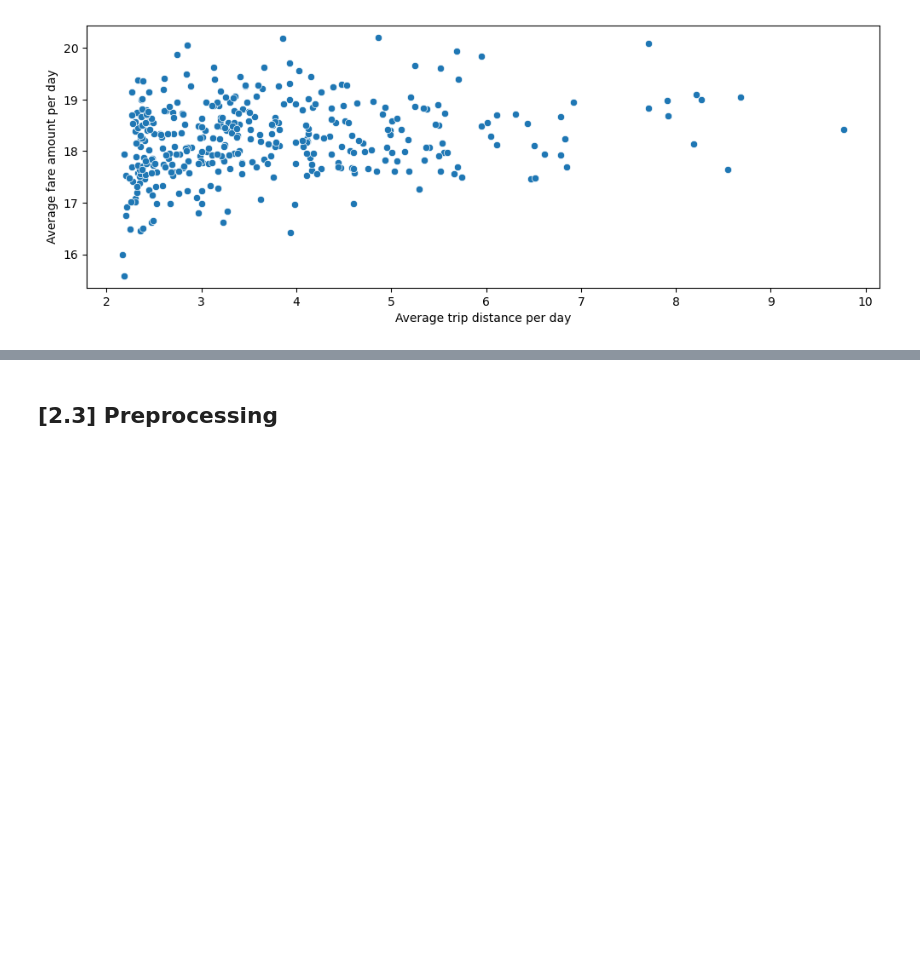
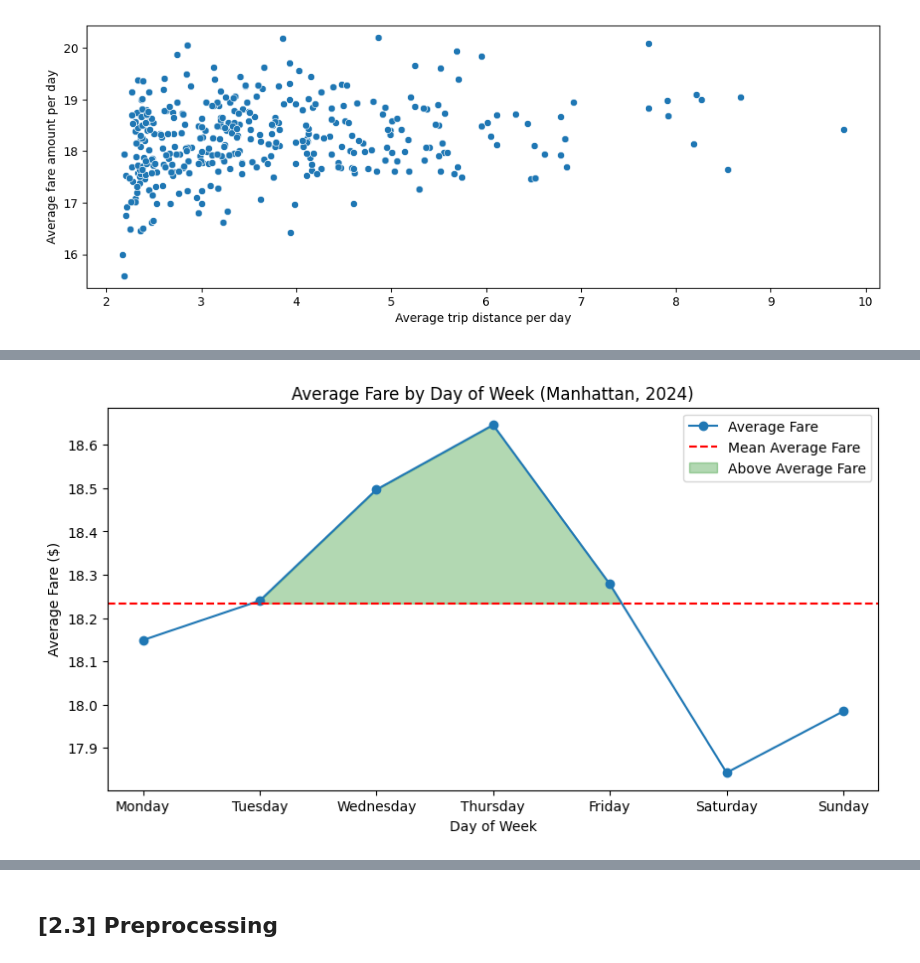
Before and after one commit to emma123456789102/Machine-Learning-Taxi-, a Jupyter notebook: final_notebook.ipynb, the cells around one changed output, grey strips where cells are left out. Cells and saved outputs as stored; diff of their text form; code cells hidden in the pictures; blank space fills up the shorter version.

```diff
--- a/final_notebook.ipynb
+++ b/final_notebook.ipynb
@@ -1032,0 +1085,28 @@ del daily
+# %%
+# Weekly (days of week)
+weekly = df.groupby(['pickup_dow'], as_index=False).agg(
+    avg_fare_amount = ('avg_fare_amount', 'mean'),
+    avg_demand = ('total_ride_count', 'mean')
+)
+
+# Day names instead of numbers
+weekly['day_name'] = weekly['pickup_dow'].apply(lambda x: calendar.day_name[x])
+
+plt.figure(figsize=(10, 5))
+
+# Average fare per month trendline
+plt.plot(weekly['day_name'], weekly['avg_fare_amount'], marker='o', label="Average Fare")
+
+# Mean average fare per month (across all months)
+plt.axhline(y=weekly['avg_fare_amount'].mean(), color='red', linestyle='--', label="Mean Average Fare")
+
+# Highlight which months have higher than average fares
+plt.fill_between(weekly['day_name'], weekly['avg_fare_amount'], weekly['avg_fare_amount'].mean(), where=(weekly['avg_fare_amount'] > weekly['avg_fare_amount'].mean()), color='green', alpha=0.3, label="Above Average Fare", interpolate=True)
+
+plt.title("Average Fare by Day of Week (Manhattan, 2024)")
+plt.xlabel("Day of Week")
+plt.ylabel("Average Fare ($)")
+plt.legend()
+plt.show()
+# %% [output]
+[figure, added]
```
Also changed, not shown: parts of 12 cells of this notebook.
